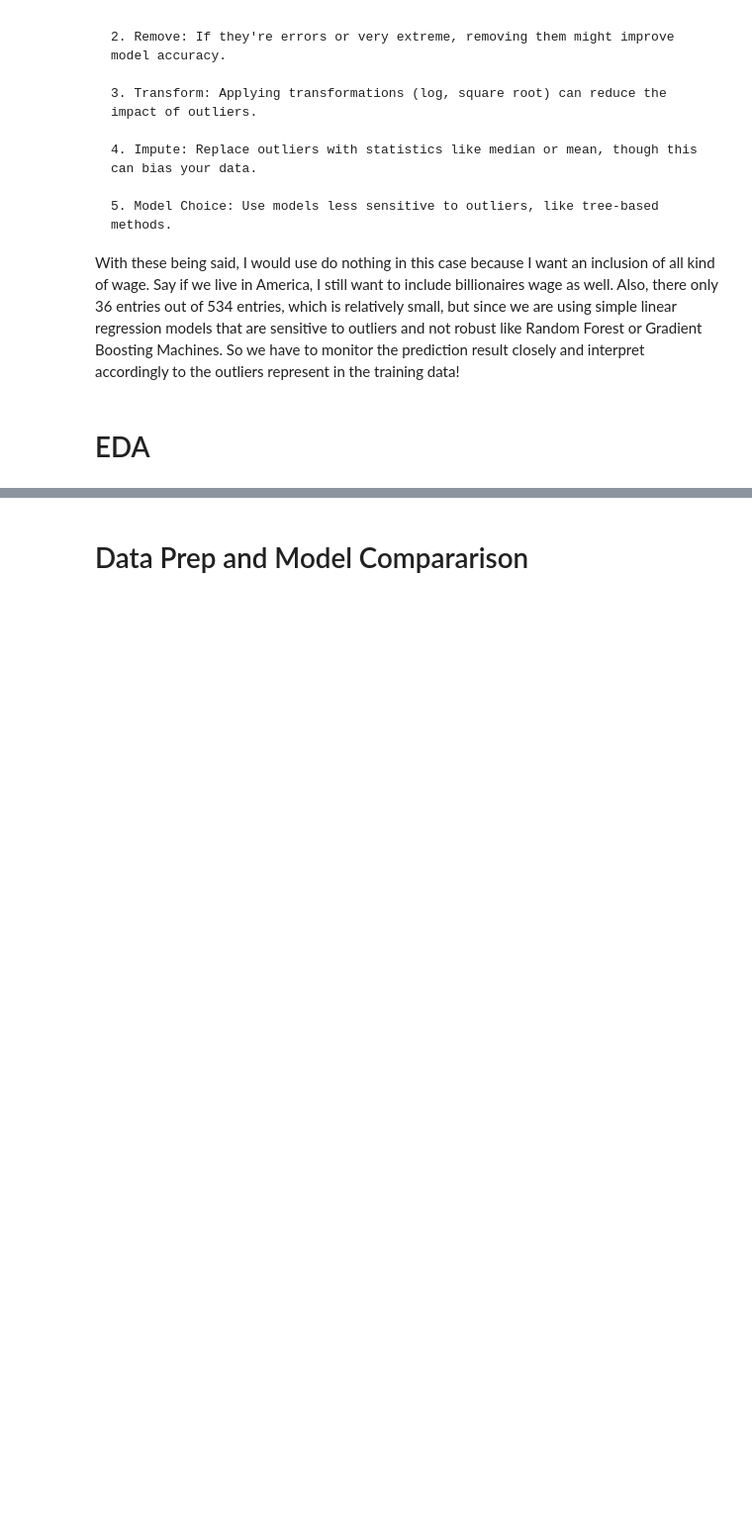
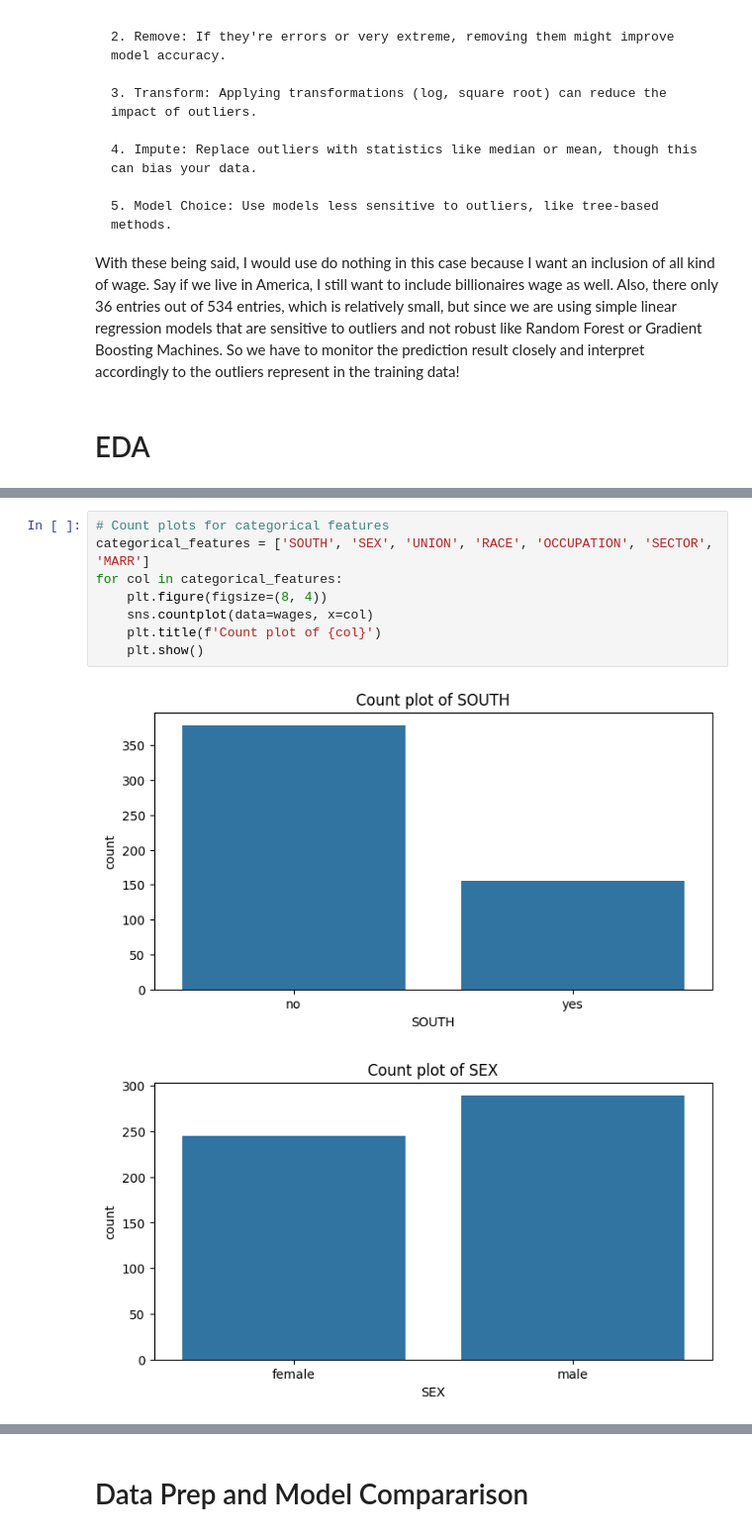
Before and after one commit to dcnguyen060899/UCBerkleyML-AI-TryIts, a Jupyter notebook: module 9/9.3/src/try_it_9.2-starter.ipynb, the cells around one changed output, grey strips where cells are left out. Shown at 99% size. Drawn from its saved outputs; the diff is of its cells as text; blank space fills up the shorter version.

```diff
--- a/module 9/9.3/src/try_it_9.2-starter.ipynb
+++ b/module 9/9.3/src/try_it_9.2-starter.ipynb
@@ -134,0 +144,11 @@ With these being said, I would use do nothing in this case because I want an inc
+# %%
+# Count plots for categorical features
+categorical_features = ['SOUTH', 'SEX', 'UNION', 'RACE', 'OCCUPATION', 'SECTOR', 'MARR']
+for col in categorical_features:
+    plt.figure(figsize=(8, 4))
+    sns.countplot(data=wages, x=col)
+    plt.title(f'Count plot of {col}')
+    plt.show()
+# %% [output]
+[figure, added]
+[figure, added]
```
Also changed, not shown: parts of 10 cells of this notebook, 1 other file.
